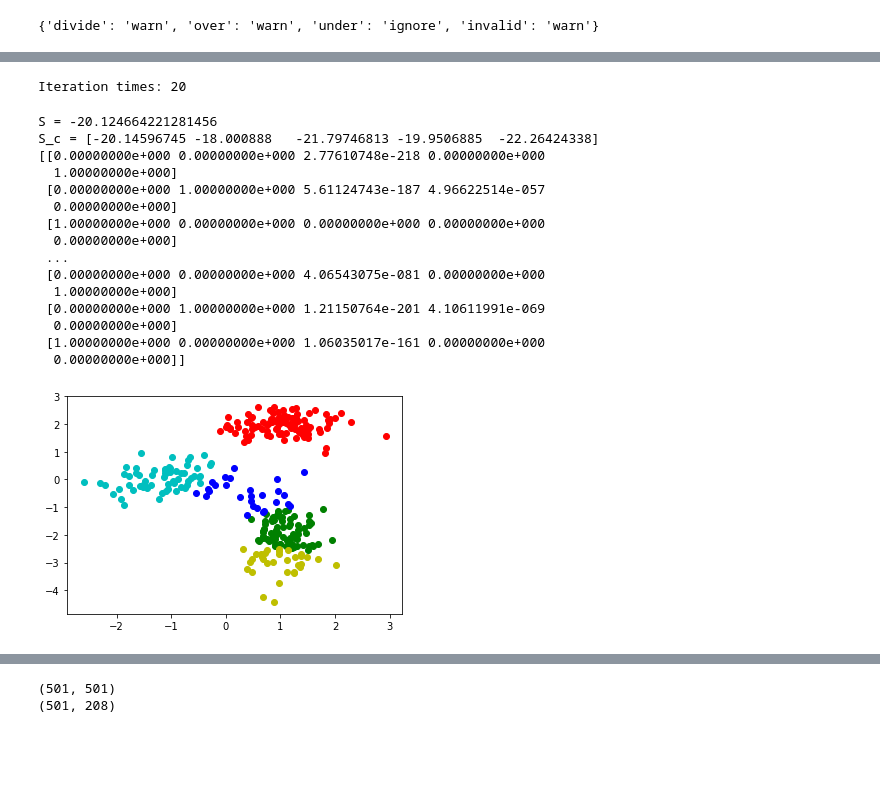
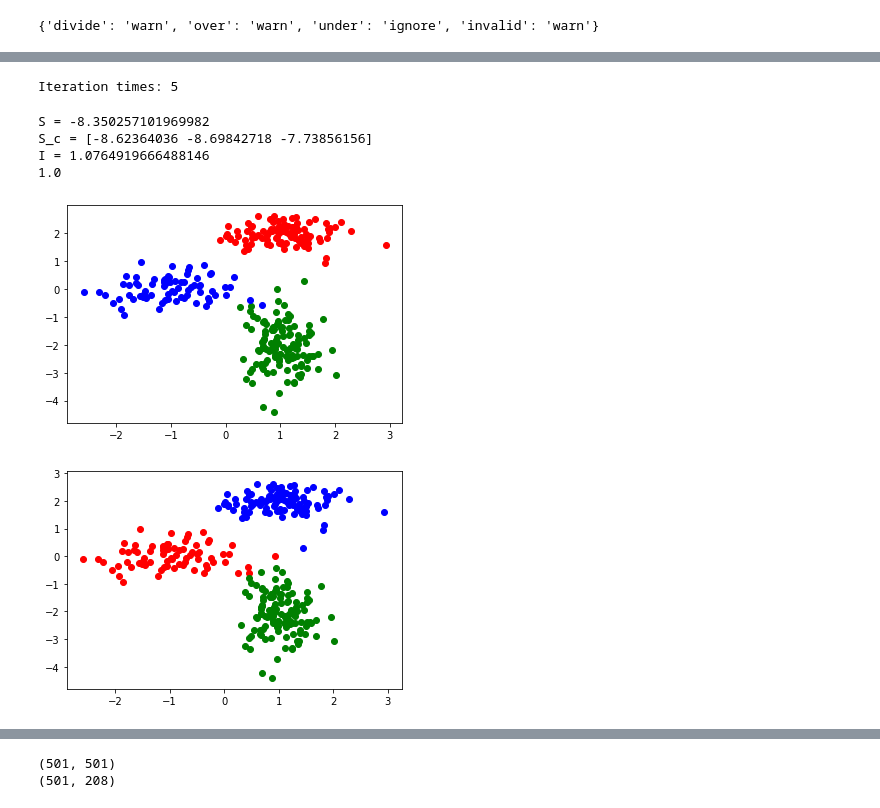
Before and after one commit to JiangnanH/Clustering-based-on-information-theory, a Jupyter notebook: Proba_Clustering.ipynb, the cells around one changed output, grey strips where cells are left out. Cells and saved outputs as stored; diff of their text form; code cells hidden in the pictures; blank space fills up the shorter version.

```diff
--- a/Proba_Clustering.ipynb
+++ b/Proba_Clustering.ipynb
@@ -224,8 +272,7 @@ class clustering:
 # %%
-cluster = clustering(mat_simil,0.1,5,0.01)
+cluster = clustering(mat_simil,0.1,3,0.01)
+cluster.fit()
+# %% [output]
+Iteration times: 5
-# %%
-cluster.fit()
-# %% [output]
-Iteration times: 20
 # %%
 predict_label = cluster.predict()
@@ -233,26 +280,18 @@ S,S_c,S_ci,P_ci,P_c = cluster.parameters()
 # %%
 print('S =',S)
 print('S_c =',S_c)
-print(P_ci)
+print('I =',I)
+print(cluster.deterministic_rate())
 # %% [output]
-S = -20.124664221281456
-S_c = [-20.14596745 -18.000888   -21.79746813 -19.9506885  -22.26424338]
-[[0.00000000e+000 0.00000000e+000 2.77610748e-218 0.00000000e+000
-  1.00000000e+000]
- [0.00000000e+000 1.00000000e+000 5.61124743e-187 4.96622514e-057
-  0.00000000e+000]
- [1.00000000e+000 0.00000000e+000 0.00000000e+000 0.00000000e+000
-  0.00000000e+000]
- ...
- [0.00000000e+000 0.00000000e+000 4.06543075e-081 0.00000000e+000
-  1.00000000e+000]
- [0.00000000e+000 1.00000000e+000 1.21150764e-201 4.10611991e-069
-  0.00000000e+000]
- [1.00000000e+000 0.00000000e+000 1.06035017e-161 0.00000000e+000
-  0.00000000e+000]]
+S = -8.350257101969982
+S_c = [-8.62364036 -8.69842718 -7.73856156]
+I = 1.0764919666488146
+1.0
 # %%
-visualize(data,predict_label,5)
+visualize(data,label,3)
+visualize(data,predict_label,3)
 # %% [output]
-[figure, old version]
+[figure, new version]
+[figure, added]
 # %%
 mat_simil_sorted = cluster.sort()
```
Also changed, not shown: parts of 34 cells of this notebook.
